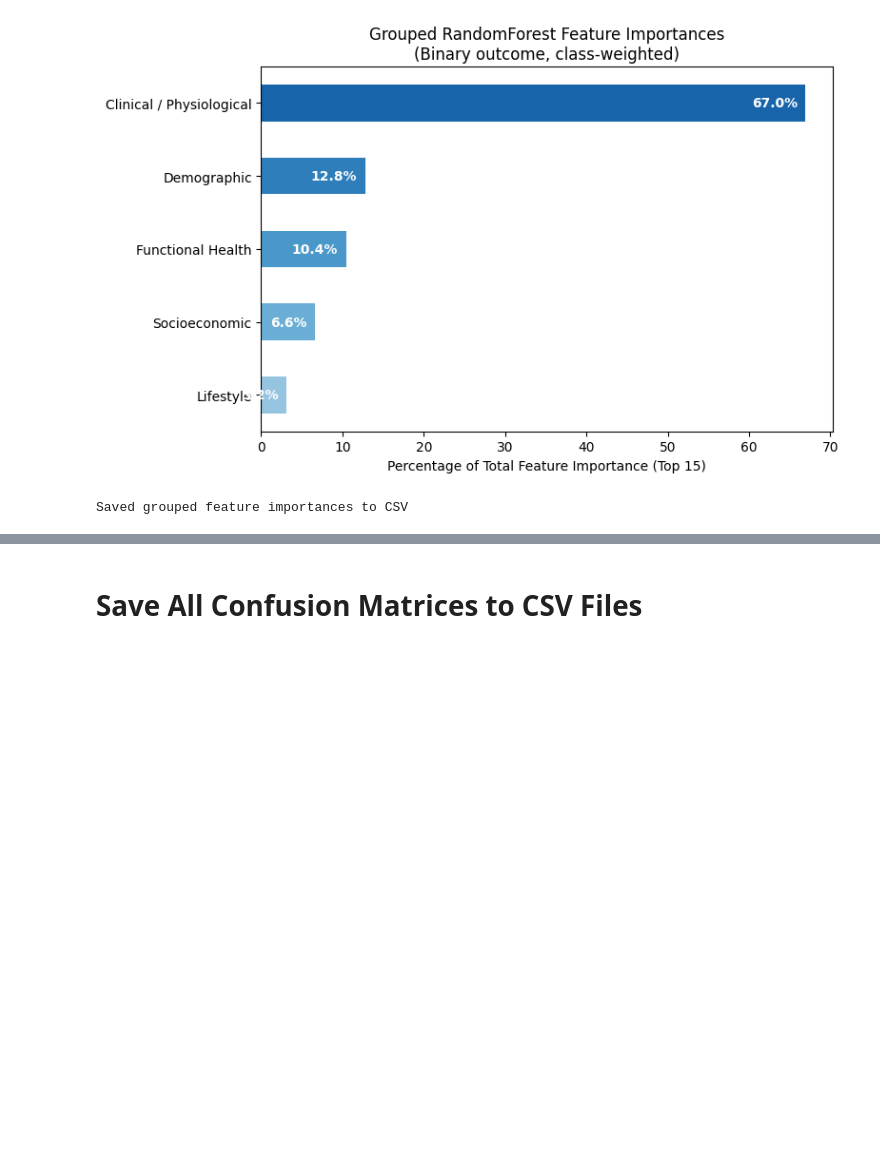
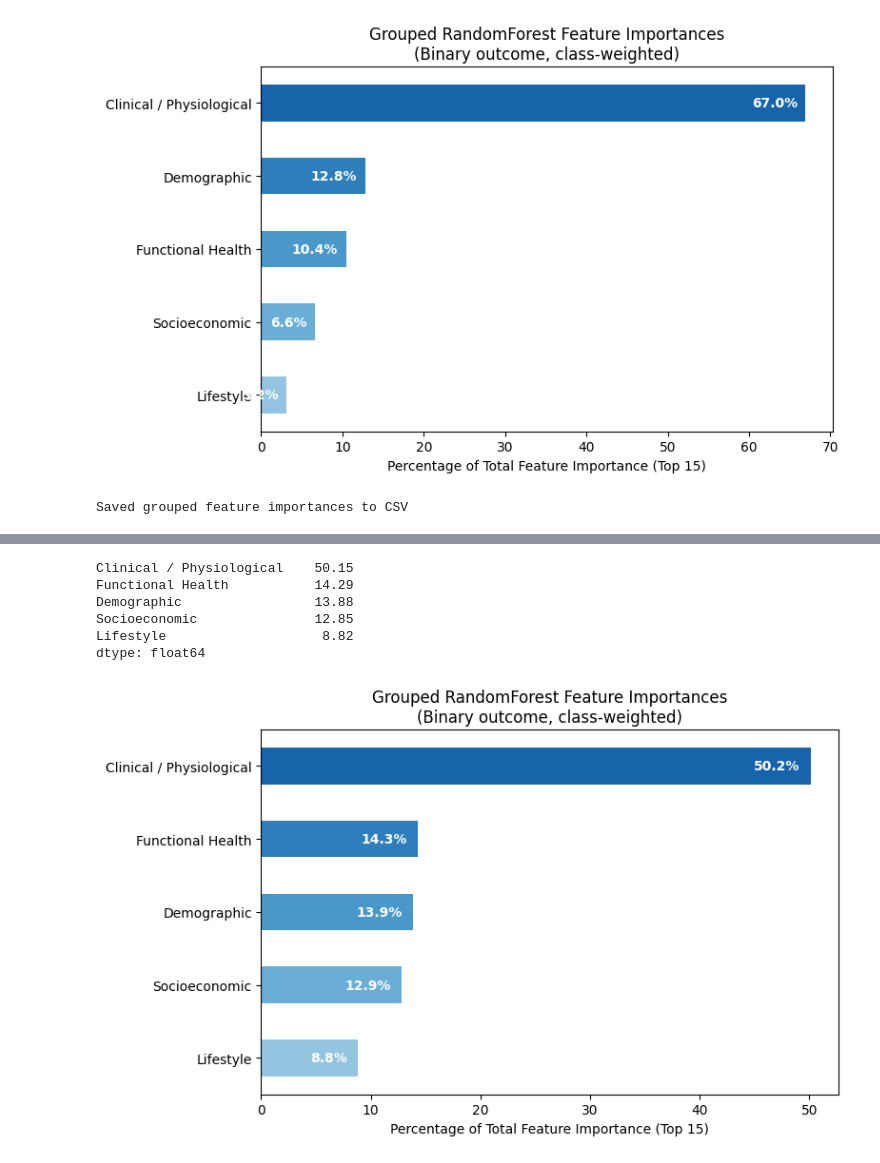
Before and after one commit to teresamcgarry/diabetes, a Jupyter notebook: jupyter_notebooks/diabetes.ipynb, the cells around one changed output, grey strips where cells are left out. Saved outputs shown, nothing was run; the diff lists cells and outputs as text; code cells hidden in the pictures; blank space fills up the shorter version.

```diff
--- a/jupyter_notebooks/diabetes.ipynb
+++ b/jupyter_notebooks/diabetes.ipynb
@@ -1259,5 +1350,5 @@ Fitting 3 folds for each of 10 candidates, totalling 30 fits
 # %%
-# Finally grouping the existing top 15 features into health and lifestyle categories to add to the story
+# Finally grouping the existing features into health and lifestyle categories to add to the story
 # AI generated code modified by data analyst
 
 # -----------------------
@@ -1271,6 +1362,8 @@ feature_groups = {
         "BMI_winsorised",
         "HighChol",
         "HeartDiseaseorAttack",
+        "CholCheck",
+        "Stroke",
     ],
     "Demographic": [
         "Age",
@@ -1284,11 +1377,15 @@ feature_groups = {
     "Socioeconomic": [
         "Income",
         "Education",
+        "NoDocbcCost",
+        "AnyHealthcare"
     ],
     "Lifestyle": [
         "Smoker",
         "Fruits",
-        "PhysActivity"
+        "PhysActivity",
+        "HvyAlcoholConsump",
+        "Veggies"
     ],
 }
 
@@ -1310,33 +1407,39 @@ print(grouped_fi_pct.round(2))
 
 import matplotlib.pyplot as plt
 import numpy as np
 
 # Sort values for plotting
 sorted_fi = grouped_fi_pct.sort_values()
 
 plt.figure(figsize=(8, 5))
 
 # Create a gradient: lighter to darker blue
 colors = plt.cm.Blues(np.linspace(0.4, 0.8, len(sorted_fi)))
 
 ax = sorted_fi.plot(kind="barh", color=colors)
 
 # Add % labels inside the bars
 for i, v in enumerate(sorted_fi):
     ax.text(v - 1, i, f"{v:.1f}%", va='center', ha='right', color='white', fontweight='bold')
 
 plt.xlabel("Percentage of Total Feature Importance (Top 15)")
 plt.title("Grouped RandomForest Feature Importances\n(Binary outcome, class-weighted)")
 plt.tight_layout()
 plt.show()
 
 # -----------------------
 # Save grouped importances (binary, post-tuning)
 # -----------------------
 
 grouped_fi_pct.to_csv(
-    "rf_grouped_binary_random_forest_hyperparameter_feature_importances.csv",
+    "final_model_grouped_binary_random_forest_hyperparameter_feature_importances.csv",
     header=["percentage_importance"]
 )
+# %% [output]
+Clinical / Physiological    50.15
+Functional Health           14.29
+Demographic                 13.88
+Socioeconomic               12.85
+Lifestyle                    8.82
+dtype: float64
+[figure, added]
-# %% [markdown]
-# Save All Confusion Matrices to CSV Files
```
Also changed, not shown: parts of 7 cells of this notebook.
